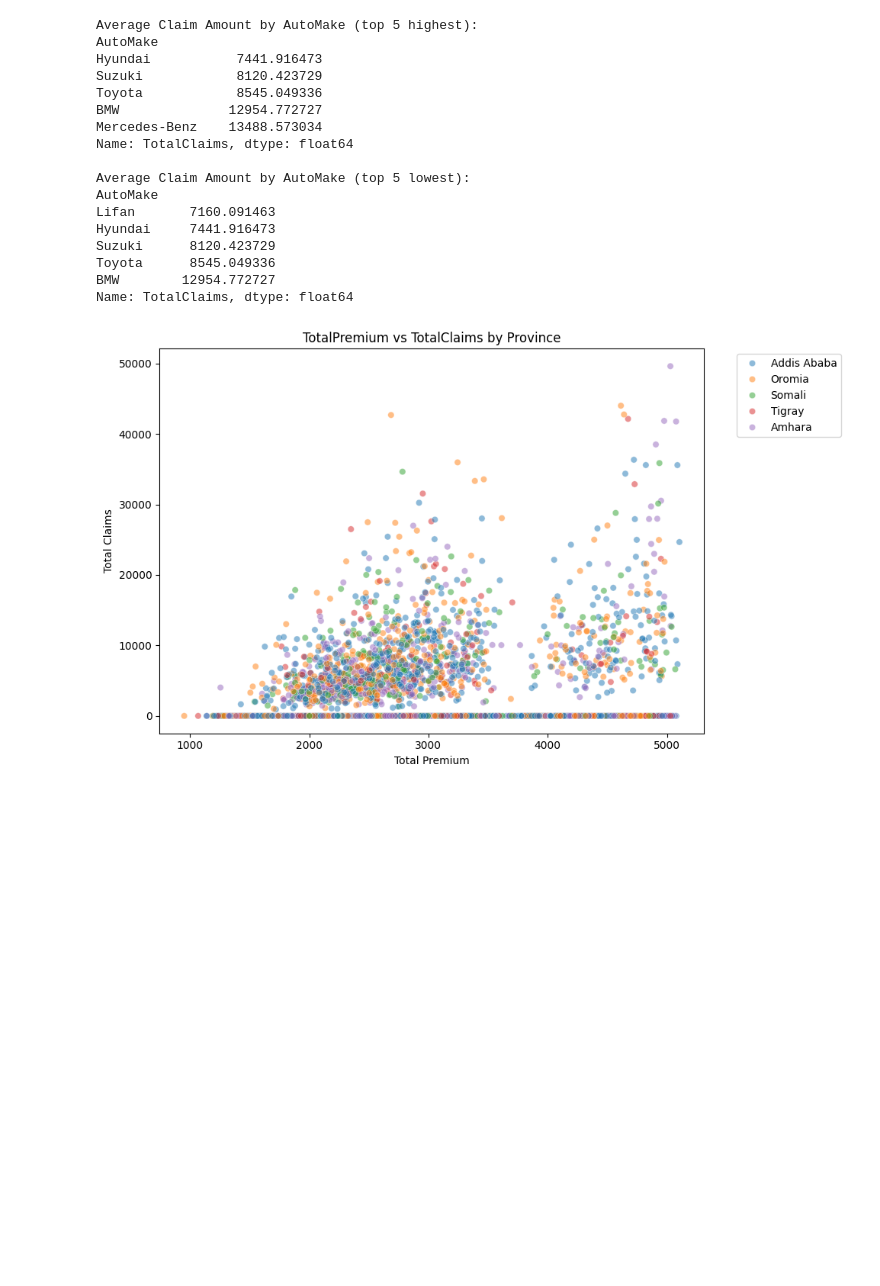
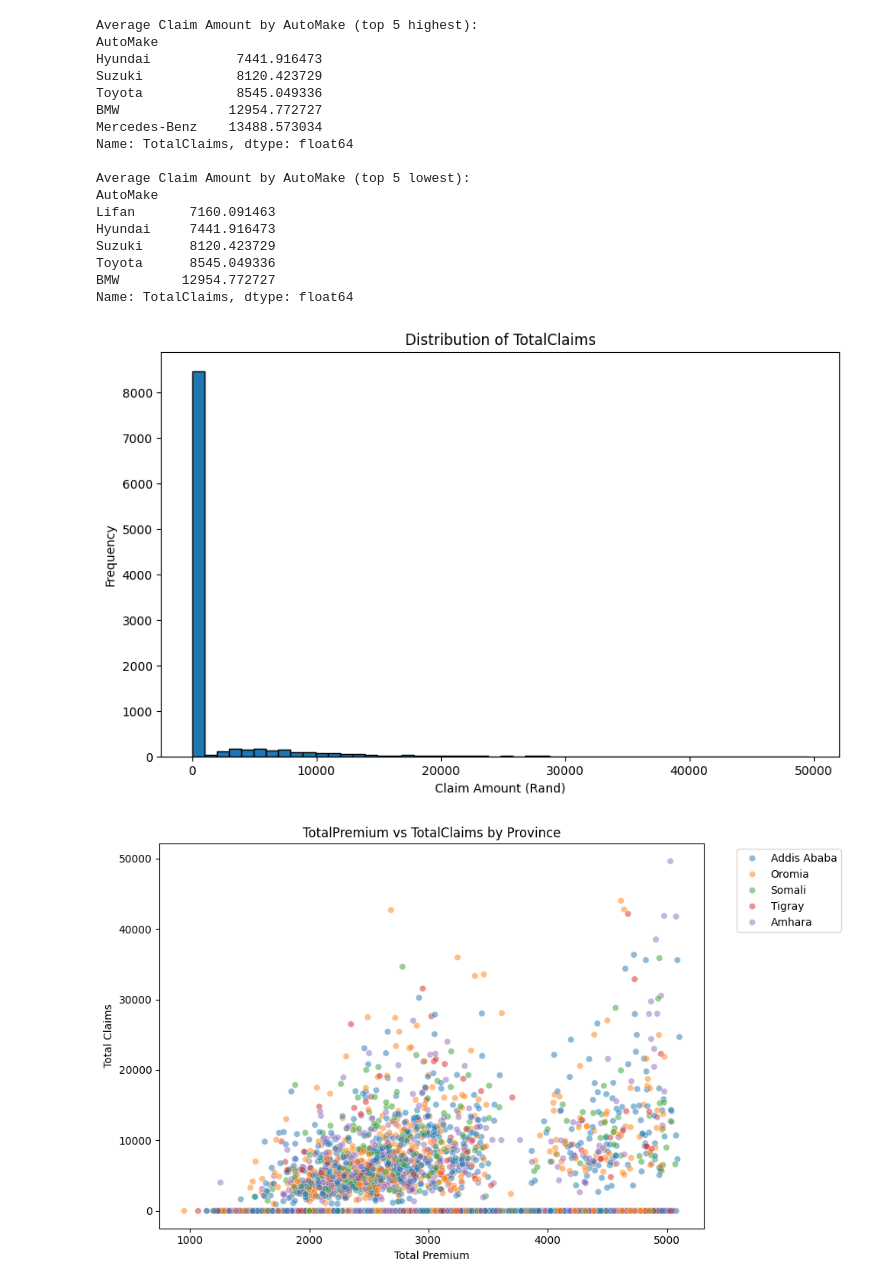
Before and after one commit to Hermella-A/insurance-risk-analytics, a Jupyter notebook: notebooks/01_eda.ipynb, the cells around one changed output. Drawn from its saved outputs; the diff is of its cells as text; code cells hidden in the pictures; blank space fills up the shorter version.

```diff
--- a/notebooks/01_eda.ipynb
+++ b/notebooks/01_eda.ipynb
@@ -248,6 +248,15 @@ Suzuki      8120.423729
 Toyota      8545.049336
 BMW        12954.772727
 Name: TotalClaims, dtype: float64
+# %%
+plt.figure(figsize=(10,6))
+plt.hist(df['TotalClaims'], bins=50, edgecolor='black')
+plt.title('Distribution of TotalClaims')
+plt.xlabel('Claim Amount (Rand)')
+plt.ylabel('Frequency')
+plt.show()
+# %% [output]
+[figure, added]
 # %%
 plt.figure(figsize=(10, 6))
 sns.scatterplot(data=df, x='TotalPremium', y='TotalClaims', hue='Province', alpha=0.5)
```
Also changed, not shown: parts of 3 cells of this notebook.
